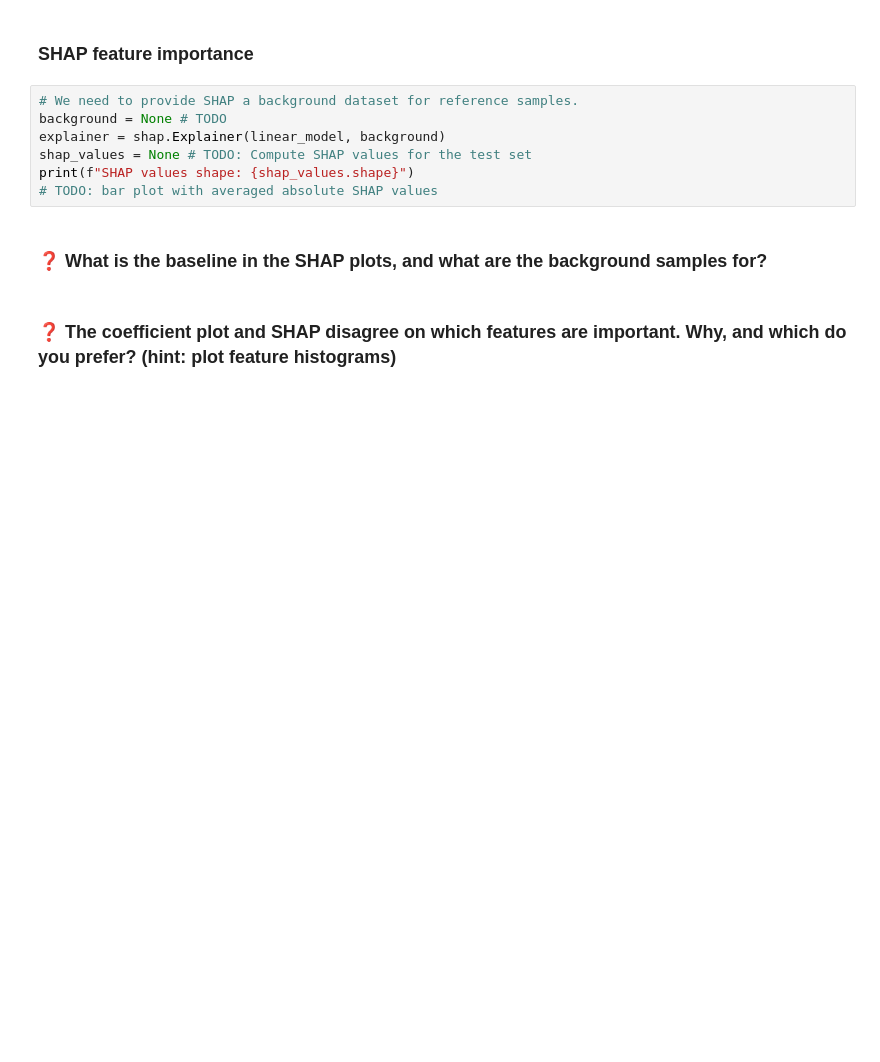
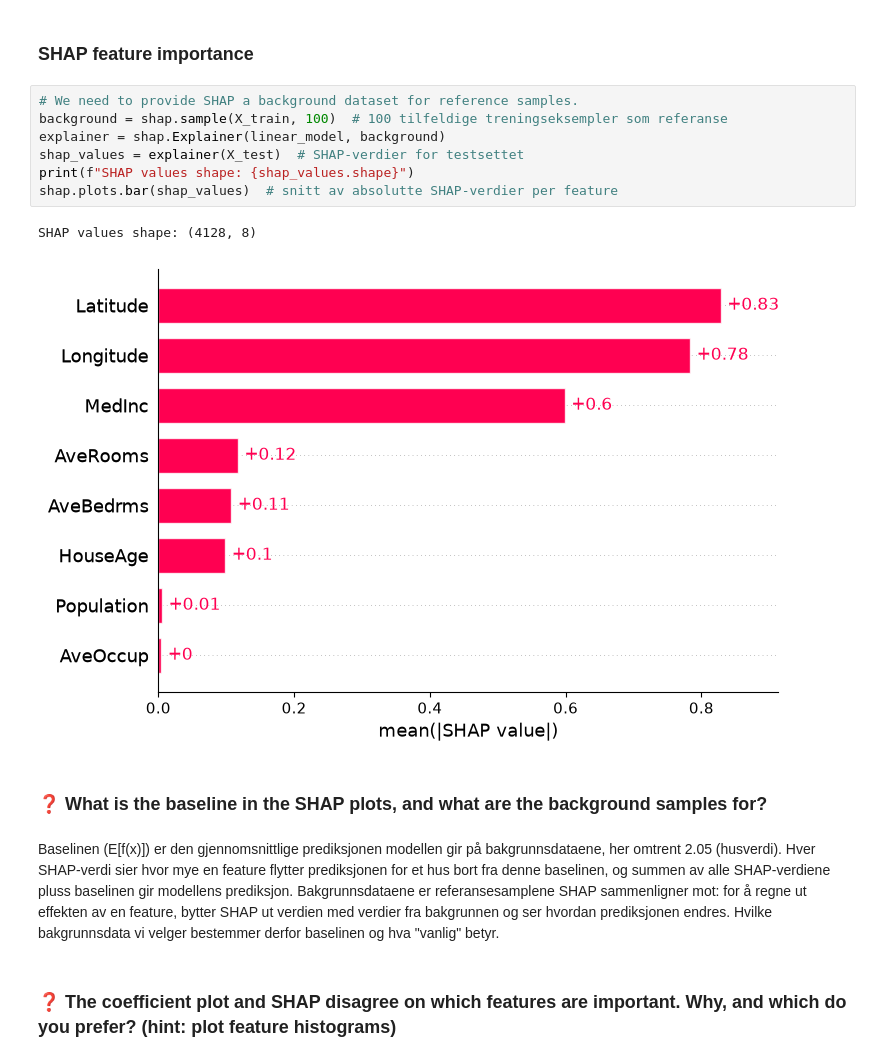
Before and after one commit to synnearv/IntroML-prosjekt4, a Jupyter notebook: Project4/Project4_XAI.ipynb, the cells around one changed output. Cells and saved outputs as stored; diff of their text form; blank space fills up the shorter version.

```diff
--- a/Project4/Project4_XAI.ipynb
+++ b/Project4/Project4_XAI.ipynb
@@ -99,12 +115,17 @@ plt.show()
 ### SHAP feature importance
 # %%
 # We need to provide SHAP a background dataset for reference samples.
-background = None # TODO
+background = shap.sample(X_train, 100)  # 100 tilfeldige treningseksempler som referanse
 explainer = shap.Explainer(linear_model, background)
-shap_values = None # TODO: Compute SHAP values for the test set
+shap_values = explainer(X_test)  # SHAP-verdier for testsettet
 print(f"SHAP values shape: {shap_values.shape}")
-# TODO: bar plot with averaged absolute SHAP values
+shap.plots.bar(shap_values)  # snitt av absolutte SHAP-verdier per feature
+# %% [output]
+SHAP values shape: (4128, 8)
+[figure, added]
 # %% [markdown]
 ### ❓ What is the baseline in the SHAP plots, and what are the background samples for?
+# %% [markdown]
+Baselinen (E[f(x)]) er den gjennomsnittlige prediksjonen modellen gir på bakgrunnsdataene, her omtrent 2.05 (husverdi). Hver SHAP-verdi sier hvor mye en feature flytter prediksjonen for et hus bort fra denne baselinen, og summen av alle SHAP-verdiene pluss baselinen gir modellens prediksjon. Bakgrunnsdataene er referansesamplene SHAP sammenligner mot: for å regne ut effekten av en feature, bytter SHAP ut verdien med verdier fra bakgrunnen og ser hvordan prediksjonen endres. Hvilke bakgrunnsdata vi velger bestemmer derfor baselinen og hva "vanlig" betyr.
 # %% [markdown]
 ### ❓ The coefficient plot and SHAP disagree on which features are important. Why, and which do you prefer? (hint: plot feature histograms)
```
Also changed, not shown: parts of 22 cells of this notebook, 4 other files.
